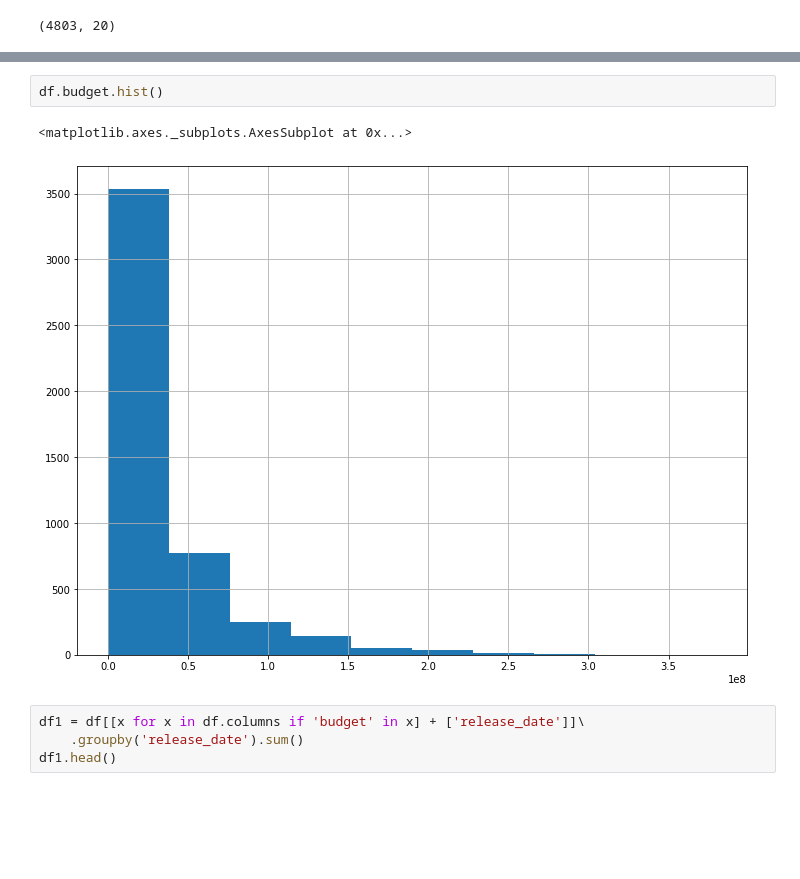
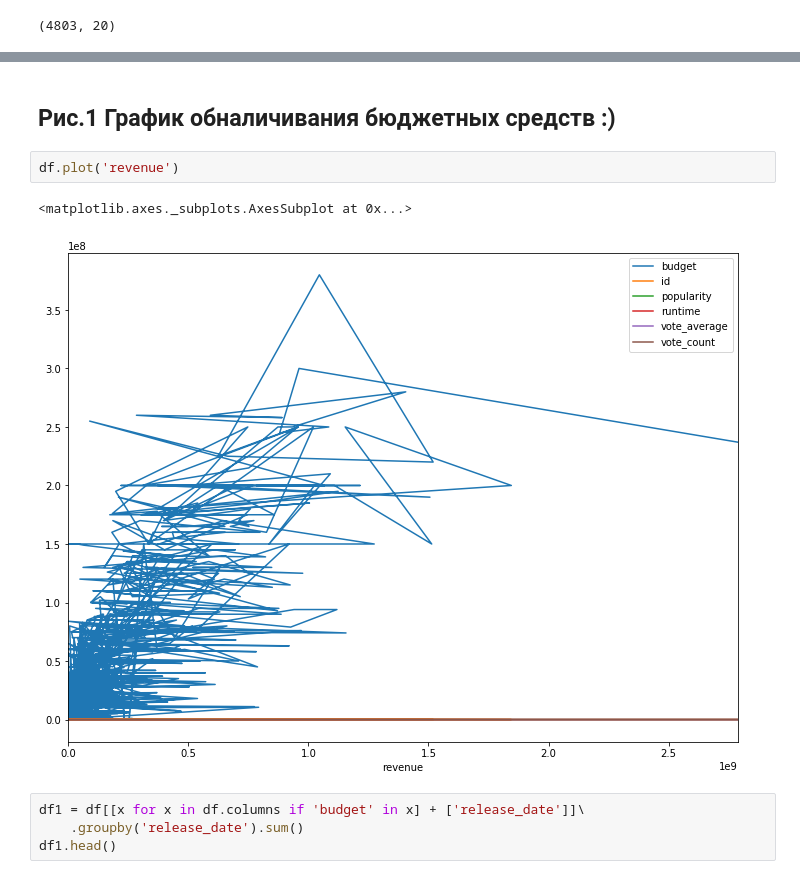
Before and after one commit to vlad98rus/-netology_pyda, a Jupyter notebook: pyda-10-hw_v1.ipynb, the cells around one changed output, grey strips where cells are left out. Saved outputs shown, nothing was run; the diff lists cells and outputs as text; blank space fills up the shorter version.

```diff
--- a/pyda-10-hw_v1.ipynb
+++ b/pyda-10-hw_v1.ipynb
@@ -56,8 +56,10 @@ memory usage: 637.9+ KB
-# %%
-df.budget.hist()
-# %% [output]
-<matplotlib.axes._subplots.AxesSubplot at 0x...>
-[figure, removed]
+# %% [markdown]
+## Рис.1 График обналичивания бюджетных средств :)
+# %%
+df.plot('revenue')
+# %% [output]
+<matplotlib.axes._subplots.AxesSubplot at 0x...>
+[figure, added]
 # %%
 df1 = df[[x for x in df.columns if 'budget' in x] + ['release_date']]\
     .groupby('release_date').sum()
```
Also changed, not shown: parts of 7 cells of this notebook.
